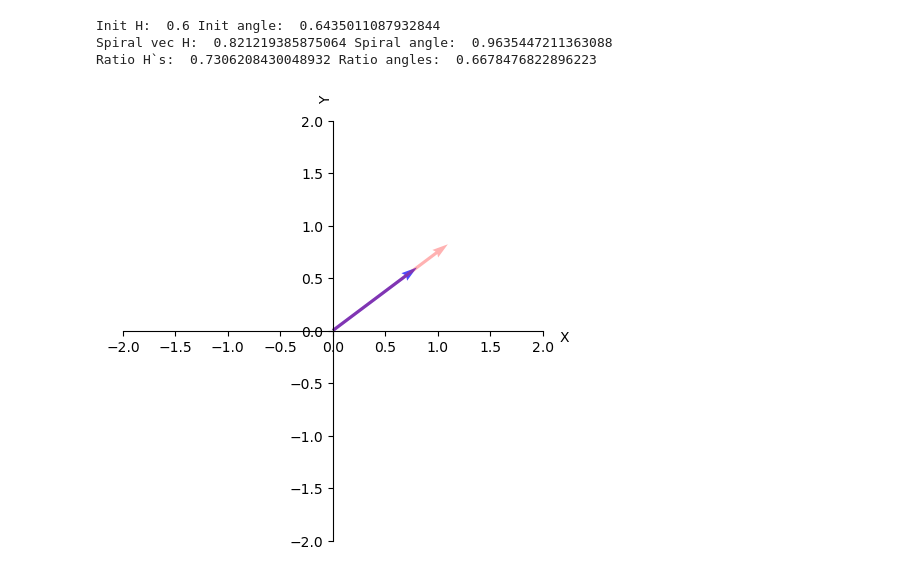
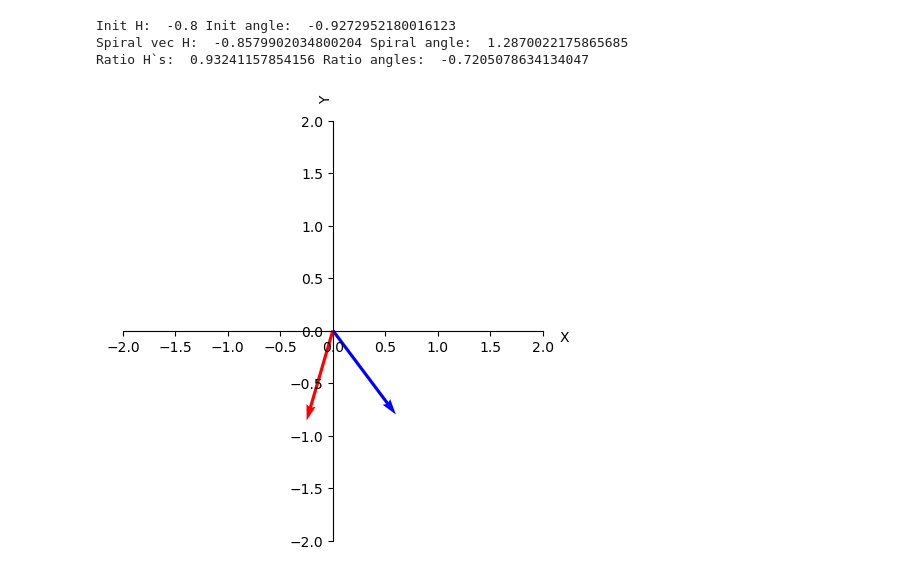
Before and after one commit to Kiril-Lazarov/Intersection-points-between-a-line-and-a-spiral, a Jupyter notebook: Intersection between a line and a spiral.ipynb, the cells around one changed output. Drawn from its saved outputs; the diff is of its cells as text; code cells hidden in the pictures.

```diff
--- a/Intersection between a line and a spiral.ipynb
+++ b/Intersection between a line and a spiral.ipynb
@@ -255,36 +255,36 @@ Distance between vectors:  8.743920521323155
 # %%
 
 create_field(figsize, (-2,2), (-2,2))
 unit_vector_length = 1
 
-vec_velocity = 0.01
+vec_velocity = 0.002
 angle_velocity = np.pi/2/90
 
-h = 0.6
+h = -0.8
 init_angle = np.arcsin(h)
 
 t = init_angle / angle_velocity
 
 new_vector_length = unit_vector_length + t * vec_velocity
 
 init_vec_coords = [unit_vector_length * np.cos(init_angle), unit_vector_length * np.sin(init_angle)]
 
-new_vec_coords = [new_vector_length * np.cos(t*angle_velocity), new_vector_length * np.sin(t*angle_velocity)]
+new_vec_coords = [new_vector_length * np.cos(init_angle + t*angle_velocity), new_vector_length * np.sin(init_angle+t*angle_velocity)]
 
-plt.quiver(0, 0, *init_vec_coords, angles = "xy", scale_units = "xy", scale = 1, linewidth = 0.01, color = 'blue', alpha = 0.7)
-plt.quiver(0, 0, *new_vec_coords, angles = "xy", scale_units = "xy", scale = 1, linewidth = 0.01, color = 'red', alpha = 0.3)
+plt.quiver(0, 0, *init_vec_coords, angles = "xy", scale_units = "xy", scale = 1, linewidth = 0.01, color = 'blue', alpha =1)
+plt.quiver(0, 0, *new_vec_coords, angles = "xy", scale_units = "xy", scale = 1, linewidth = 0.01, color = 'red', alpha = 1)
 
 
 print('Init H: ', h, 'Init angle: ',init_angle)
 
-print('Spiral vec H: ', new_vec_coords[1], 'Spiral angle: ', np.arcsin(new_vec_coords[1]))
+print('Spiral vec H: ', new_vec_coords[1], 'Spiral angle: ', np.arctan(new_vec_coords[1]/new_vec_coords[0]))
 
-print('Ratio H`s: ',h / new_vec_coords[1],'Ratio angles: ',init_angle / np.arcsin(new_vec_coords[1]) )
+print('Ratio H`s: ',h / new_vec_coords[1],'Ratio angles: ',init_angle / np.arctan(new_vec_coords[1]/new_vec_coords[0]) )
 
 plt.show()
 # %% [output]
-Init H:  0.6 Init angle:  0.6435011087932844
-Spiral vec H:  0.821219385875064 Spiral angle:  0.9635447211363088
-Ratio H`s:  0.7306208430048932 Ratio angles:  0.6678476822896223
+Init H:  -0.8 Init angle:  -0.9272952180016123
+Spiral vec H:  -0.8579902034800204 Spiral angle:  1.2870022175865685
+Ratio H`s:  0.93241157854156 Ratio angles:  -0.7205078634134047
-[figure, old version]
+[figure, new version]
 # %%
```
Also changed, not shown: parts of 4 cells of this notebook.
